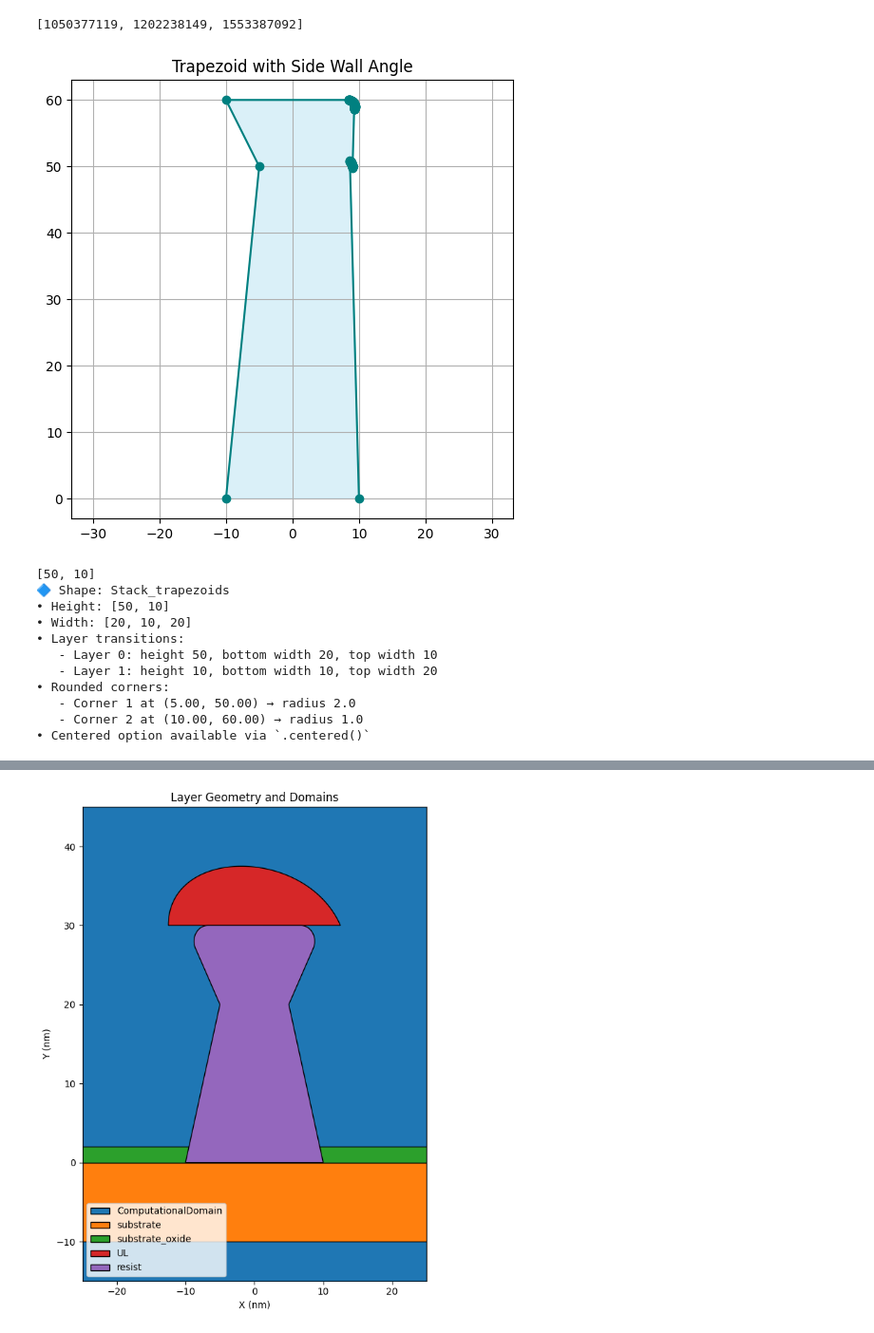
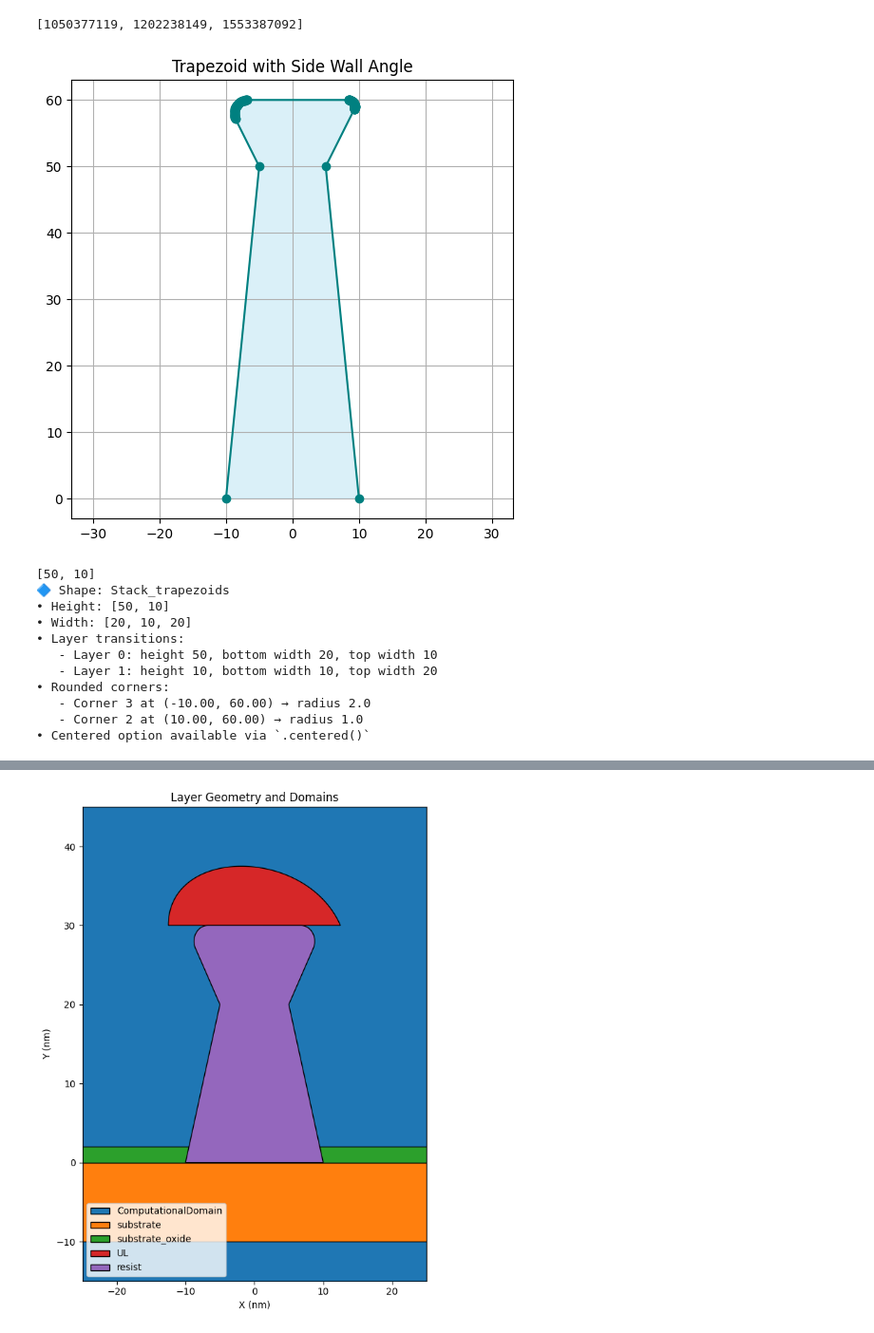
Before and after one commit to kasandrle/JCMwave_modeling, a Jupyter notebook: notbooks/start.ipynb, the cells around one changed output, grey strips where cells are left out. Shown at 95% size. Saved outputs shown, nothing was run; the diff lists cells and outputs as text; code cells hidden in the pictures.

```diff
--- a/notbooks/start.ipynb
+++ b/notbooks/start.ipynb
@@ -66,16 +66,16 @@ jcmwave.daemon.add_workstation(
 # %%
 
 
 # Example usage
-params = {'height': [50,10], 'width': [20,10,20],'corner_radii': {1: 2.0, 2: 1.0}}
+params = {'height': [50,10], 'width': [20,10,20],'corner_radii': {3: 2.0, 2: 1.0}}
 #params = {'height': 50, 'width': 20}#,'corner_radii': {3: 2.0, 2: 1.0}}
 #params = {'control_points':[(15,0),(10,10),(-10,10),(-10,0)]}
 gen = ShapeGenerator('stack_trapezoids', params)
 
 gen.plot(title="Trapezoid with Side Wall Angle")
 print(gen.describe())
 # %% [output]
-[figure, old version]
+[figure, new version]
 [50, 10]
 🔷 Shape: Stack_trapezoids
 • Height: [50, 10]
@@ -84,7 +84,7 @@ print(gen.describe())
    - Layer 0: height 50, bottom width 20, top width 10
    - Layer 1: height 10, bottom width 10, top width 20
 • Rounded corners:
-   - Corner 1 at (5.00, 50.00) → radius 2.0
+   - Corner 3 at (-10.00, 60.00) → radius 2.0
    - Corner 2 at (10.00, 60.00) → radius 1.0
 • Centered option available via `.centered()`
 # %%
```
Also changed, not shown: parts of 9 cells of this notebook, 1 other file.
